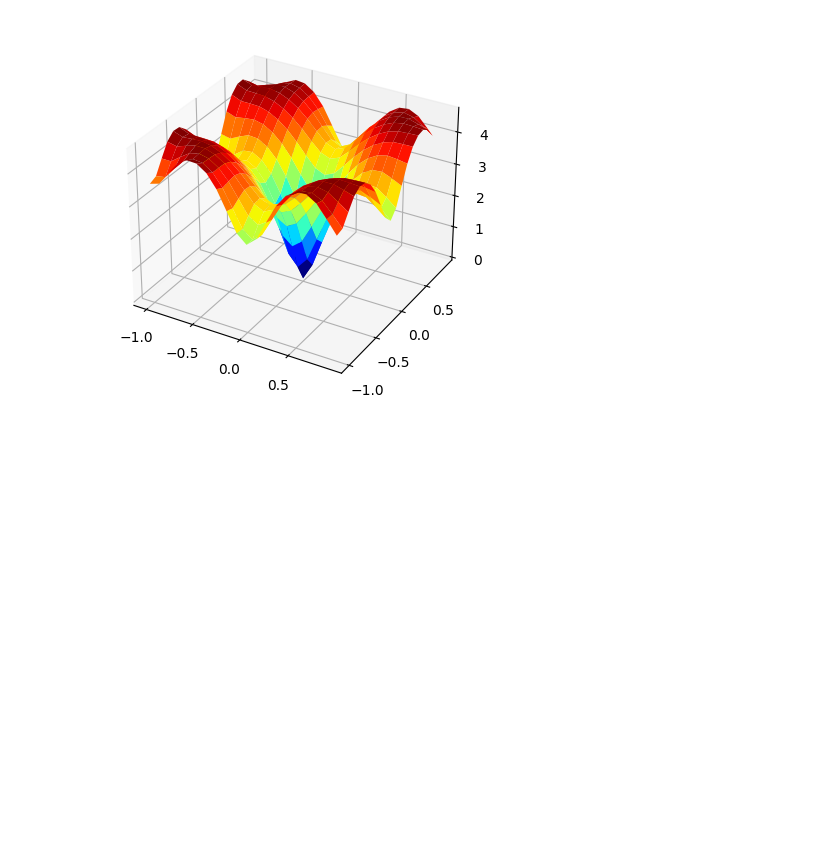
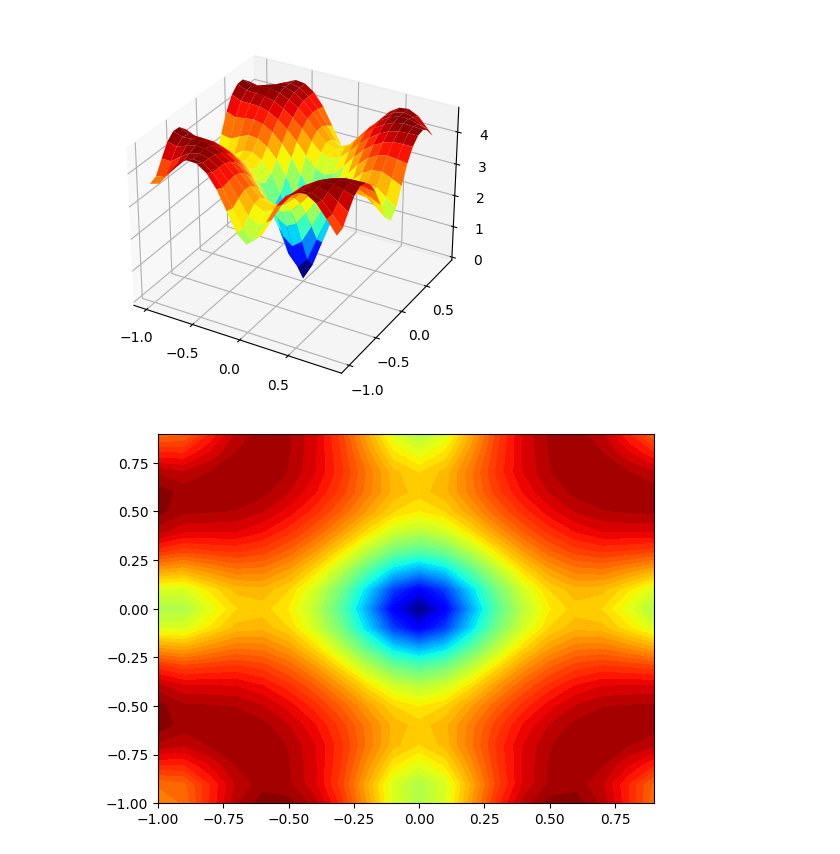
Before and after one commit to ShreyaGarg01/ADAN, a Jupyter notebook: test.ipynb, the cells around one changed output. Drawn from its saved outputs; the diff is of its cells as text; code cells hidden in the pictures; blank space fills up the shorter version.

```diff
--- a/test.ipynb
+++ b/test.ipynb
@@ -11,9 +15,9 @@ from matplotlib import pyplot
 # %% [markdown]
 ![image.png](attachment:image.png)
 # %%
-# Defining the Ackley function with the given values
+# Defining the objective function with the given values
 
-def ackley(x, y):
+def objective(x, y):
     a = 20
     b = 0.2
     c = 2 * pi
@@ -51,0 +56,17 @@ def calculate_gradient(x, y):
+# %%
+
+# define range for input
+bounds = asarray([[-1.0, 1.0], [-1.0, 1.0]])
+# sample input range uniformly at 0.1 increments
+xaxis = arange(bounds[0,0], bounds[0,1], 0.1)
+yaxis = arange(bounds[1,0], bounds[1,1], 0.1)
+# create a mesh from the axis
+x, y = meshgrid(xaxis, yaxis)
+# compute targets
+results = objective(x, y)
+# create a filled contour plot with 50 levels and jet color scheme
+pyplot.contourf(x, y, results, levels=50, cmap='jet')
+# show the plot
+pyplot.show()
+# %% [output]
+[figure, added]
```
Also changed, not shown: parts of 8 cells of this notebook.
